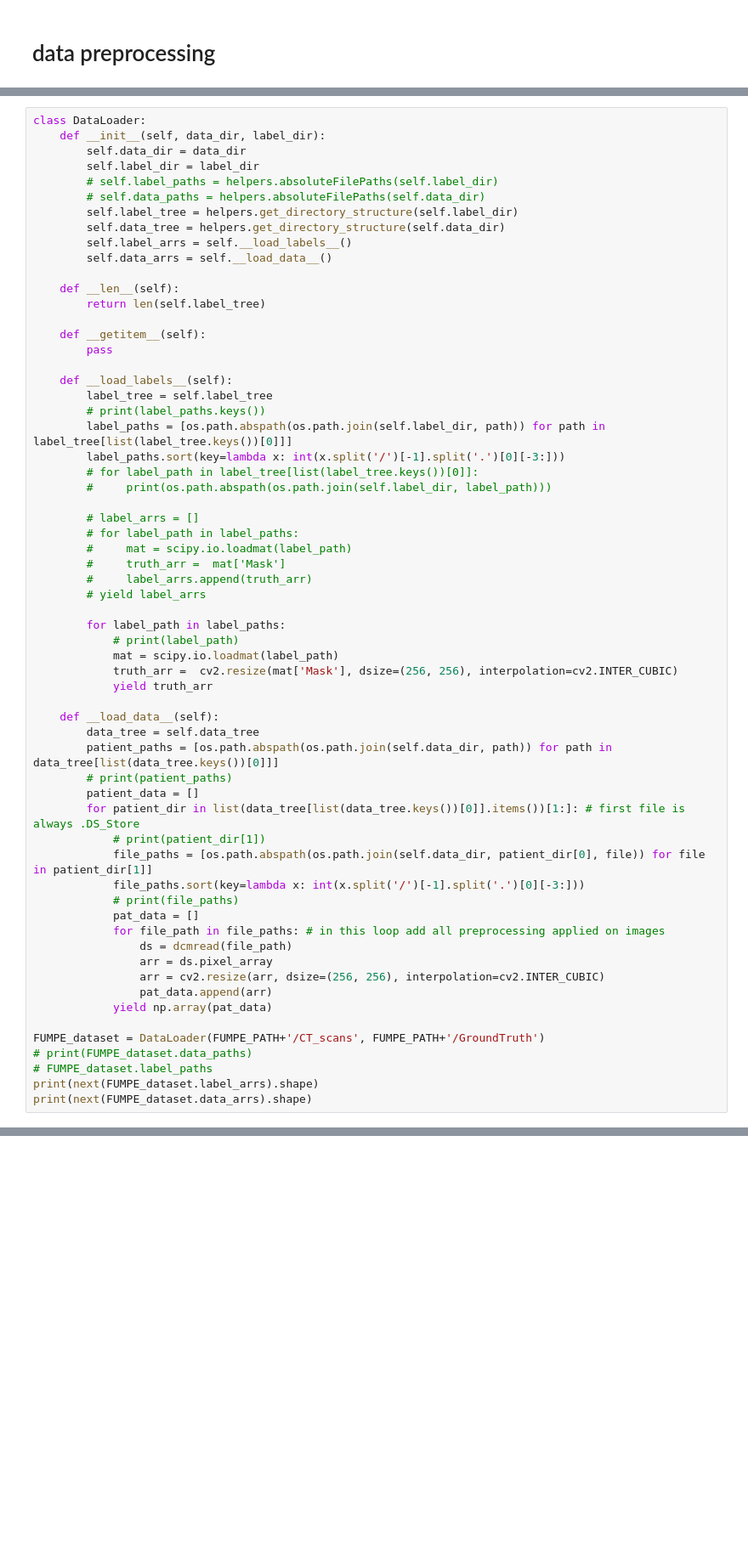
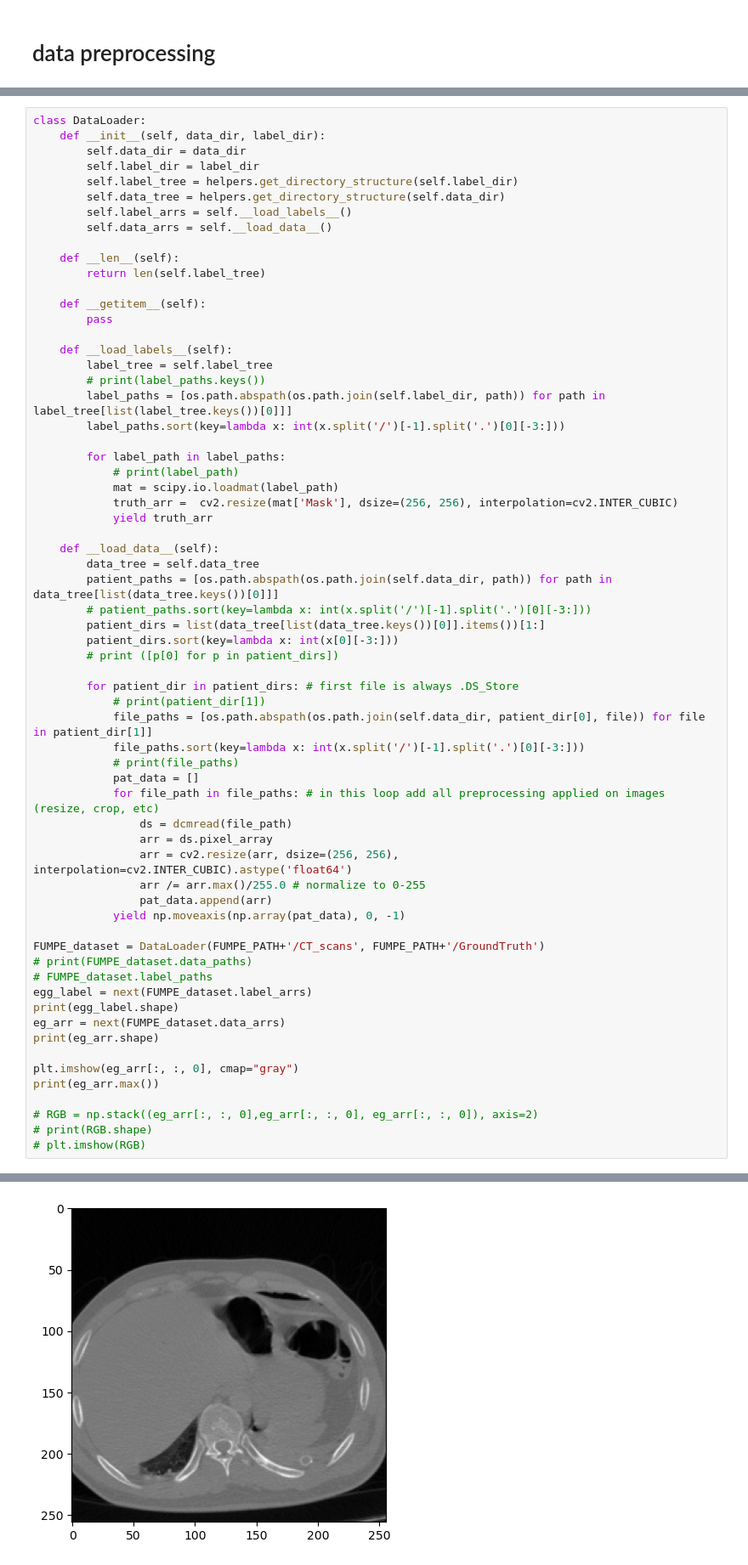
Before and after one commit to anmutechsupport/embolism-detection-cov19, a Jupyter notebook: main.ipynb, the cells around one changed output, grey strips where cells are left out. Shown at 85% size. Drawn from its saved outputs; the diff is of its cells as text; blank space fills up the shorter version.

```diff
--- a/main.ipynb
+++ b/main.ipynb
@@ -179,8 +183,6 @@ class DataLoader:
     def __init__(self, data_dir, label_dir):
         self.data_dir = data_dir
         self.label_dir = label_dir
-        # self.label_paths = helpers.absoluteFilePaths(self.label_dir)
-        # self.data_paths = helpers.absoluteFilePaths(self.data_dir)
         self.label_tree = helpers.get_directory_structure(self.label_dir)
         self.data_tree = helpers.get_directory_structure(self.data_dir)
         self.label_arrs = self.__load_labels__()
@@ -197,15 +199,6 @@ class DataLoader:
         # print(label_paths.keys())
         label_paths = [os.path.abspath(os.path.join(self.label_dir, path)) for path in label_tree[list(label_tree.keys())[0]]]
         label_paths.sort(key=lambda x: int(x.split('/')[-1].split('.')[0][-3:]))
-        # for label_path in label_tree[list(label_tree.keys())[0]]:
-        #     print(os.path.abspath(os.path.join(self.label_dir, label_path)))
-
-        # label_arrs = []
-        # for label_path in label_paths:
-        #     mat = scipy.io.loadmat(label_path)
-        #     truth_arr =  mat['Mask']
-        #     label_arrs.append(truth_arr)
-        # yield label_arrs
 
         for label_path in label_paths:
             # print(label_path)
@@ -216,25 +209,38 @@ class DataLoader:
     def __load_data__(self):
         data_tree = self.data_tree
         patient_paths = [os.path.abspath(os.path.join(self.data_dir, path)) for path in data_tree[list(data_tree.keys())[0]]]
-        # print(patient_paths)
-        patient_data = []
-        for patient_dir in list(data_tree[list(data_tree.keys())[0]].items())[1:]: # first file is always .DS_Store
+        # patient_paths.sort(key=lambda x: int(x.split('/')[-1].split('.')[0][-3:]))
+        patient_dirs = list(data_tree[list(data_tree.keys())[0]].items())[1:]
+        patient_dirs.sort(key=lambda x: int(x[0][-3:]))
+        # print ([p[0] for p in patient_dirs])
+
+        for patient_dir in patient_dirs: # first file is always .DS_Store
             # print(patient_dir[1])
             file_paths = [os.path.abspath(os.path.join(self.data_dir, patient_dir[0], file)) for file in patient_dir[1]]
             file_paths.sort(key=lambda x: int(x.split('/')[-1].split('.')[0][-3:]))
             # print(file_paths)
             pat_data = []
-            for file_path in file_paths: # in this loop add all preprocessing applied on images
+            for file_path in file_paths: # in this loop add all preprocessing applied on images (resize, crop, etc)
                 ds = dcmread(file_path)
                 arr = ds.pixel_array
-                arr = cv2.resize(arr, dsize=(256, 256), interpolation=cv2.INTER_CUBIC)
+                arr = cv2.resize(arr, dsize=(256, 256), interpolation=cv2.INTER_CUBIC).astype('float64')
+                arr /= arr.max()/255.0 # normalize to 0-255
                 pat_data.append(arr)
-            yield np.array(pat_data)
+            yield np.moveaxis(np.array(pat_data), 0, -1)
 
 FUMPE_dataset = DataLoader(FUMPE_PATH+'/CT_scans', FUMPE_PATH+'/GroundTruth')
 # print(FUMPE_dataset.data_paths)
 # FUMPE_dataset.label_paths
-print(next(FUMPE_dataset.label_arrs).shape)
-print(next(FUMPE_dataset.data_arrs).shape)
+egg_label = next(FUMPE_dataset.label_arrs)
+print(egg_label.shape)
+eg_arr = next(FUMPE_dataset.data_arrs)
+print(eg_arr.shape)
+
+plt.imshow(eg_arr[:, :, 0], cmap="gray")
+print(eg_arr.max())
+
+# RGB = np.stack((eg_arr[:, :, 0],eg_arr[:, :, 0], eg_arr[:, :, 0]), axis=2)
+# print(RGB.shape)
+# plt.imshow(RGB)
 # %% [output]
 (256, 256, 201)
@@ -241,0 +249 @@ print(next(FUMPE_dataset.data_arrs).shape)
+[figure, added]
```
Also changed, not shown: parts of 9 cells of this notebook.
